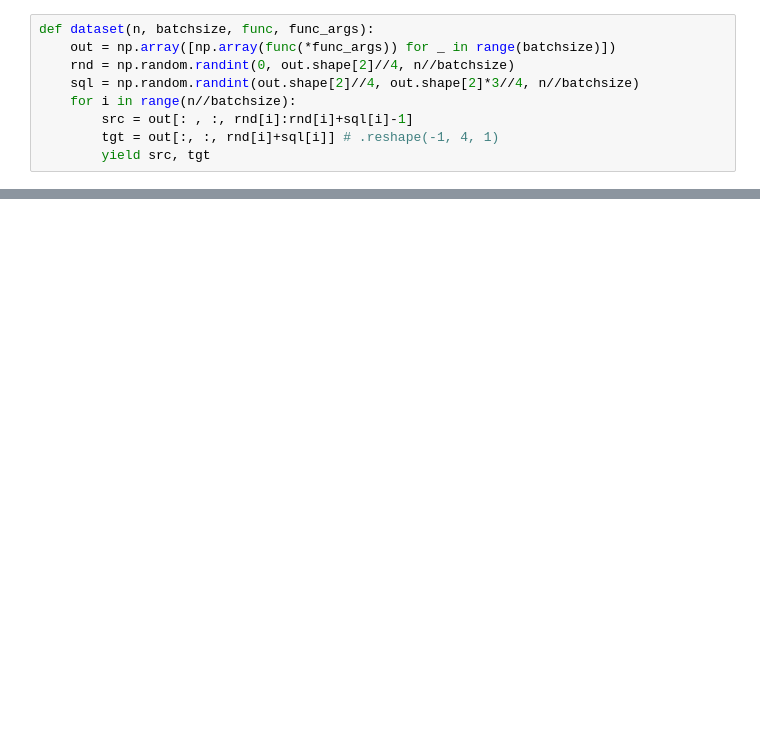
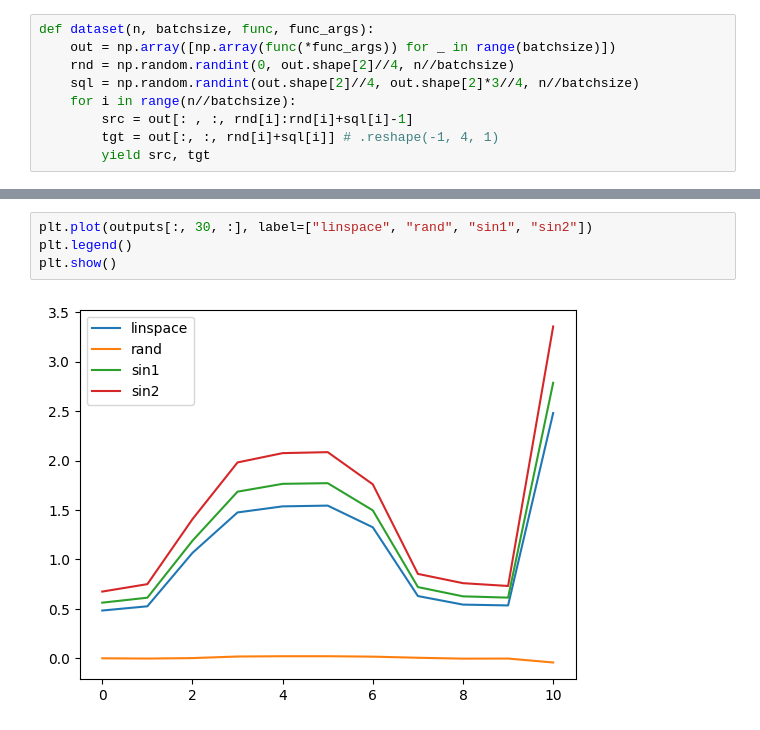
Before and after one commit to alihan-ozturk/attention-is-all-you-need, a Jupyter notebook: Untitled54.ipynb, the cells around one changed output, grey strips where cells are left out. Saved outputs shown, nothing was run; the diff lists cells and outputs as text; blank space fills up the shorter version.

```diff
--- a/Untitled54.ipynb
+++ b/Untitled54.ipynb
@@ -181,0 +177,6 @@ plt.show()
+# %%
+plt.plot(outputs[:, 30, :], label=["linspace", "rand", "sin1", "sin2"])
+plt.legend()
+plt.show()
+# %% [output]
+[figure, added]
```
Also changed, not shown: parts of 6 cells of this notebook.
